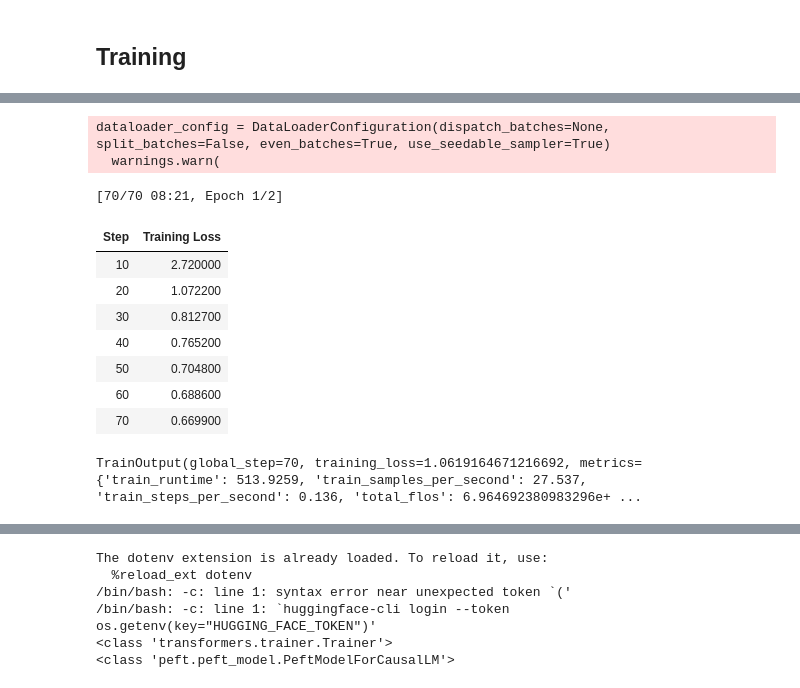
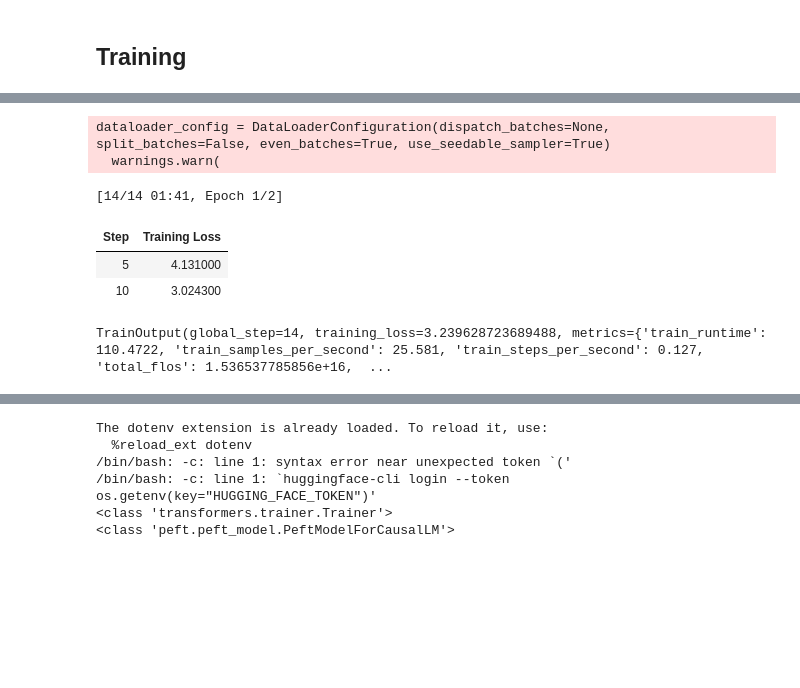
Before and after one commit to iliazlobin/transformers-labs, a Jupyter notebook: model-train/train-llama-coedit-sft.ipynb, the cells around one changed output, grey strips where cells are left out. Drawn from its saved outputs; the diff is of its cells as text; code cells hidden in the pictures; blank space fills up the shorter version.

```diff
--- a/model-train/train-llama-coedit-sft.ipynb
+++ b/model-train/train-llama-coedit-sft.ipynb
@@ -243,11 +250,16 @@ llama2_prompt = ["<s>[INST] <<SYS>>\nYou're a grammar assistant. You just rewrit
 # inputs = tokenizer(coedit_input_batch, padding=True, return_tensors="pt", return_attention_mask=False).to(device)
 inputs = tokenizer(llama2_prompt, padding=True, return_tensors="pt", return_attention_mask=False).to(device)
 # inputs = tokenizer(coedit_input, return_tensors="pt", return_attention_mask=False).to(device)
-outputs = model.generate(**inputs)
+print(inputs)
+
+# outputs = model.generate(**inputs)
+outputs = model.generate(inputs.input_ids)
+print(outputs)
+
 result = tokenizer.batch_decode(outputs, skip_special_tokens=True)[0]
 # print(result)
 
-trimmed_output = outputs[:, inputs.input_ids.shape[1] :]
-trimmed_result = tokenizer.batch_decode(trimmed_output, skip_special_tokens=True)
-print(f"trimmed_result: {trimmed_result}")
+final_result = outputs[:, inputs.input_ids.shape[1] :]
+final_result = tokenizer.batch_decode(final_result, skip_special_tokens=True)
+print(f"final_result: {final_result}")
 # %% [output]
@@ -282,8 +294,10 @@ all_dataset = load_dataset("grammarly/coedit", split="train+validation")
 
 # train_ratio = 0.01
 # test_ratio = 0.001
-train_ratio = 0.1
-test_ratio = 0.01
+# train_ratio = 0.1
+# test_ratio = 0.01
+train_ratio = 0.02
+test_ratio = 0.002
 # train_ratio = 0.9
 # test_ratio = 0.1
 
@@ -685,8 +737,7 @@ recommended/actual fraction: 0.67/0.95
 # %%
 from peft import LoraConfig, get_peft_model, prepare_model_for_kbit_training
 
-peft_model = model
-peft_model = prepare_model_for_kbit_training(peft_model, use_gradient_checkpointing=True)
+peft_model = prepare_model_for_kbit_training(model, use_gradient_checkpointing=True)
 # perf_model.gradient_checkpointing_enable()
 
 # param = peft_model.transformer.wte.weight
@@ -696,12 +747,12 @@ peft_model = prepare_model_for_kbit_training(peft_model, use_gradient_checkpoint
 # Currently, only the following modules are supported: `torch.nn.Linear`, `torch.nn.Embedding`, `torch.nn.Conv2d`, `transformers.pytorch_utils.Conv1D`
 peft_config = LoraConfig(
     # r=512,
-    r=128,
-    # r=64,
+    # r=128,
+    r=64,
     # r=8,
-    # lora_alpha=16,
     # lora_alpha=256,
-    lora_alpha=64,
+    # lora_alpha=64,
+    lora_alpha=16,
     lora_dropout=0.1,
     # lora_dropout=0.01,
     bias="none",
@@ -746,5 +797,6 @@ Total/trainable params: 6805524480/67108864
 # %%
-training_model = model
+# training_model = model
+training_model = peft_model
 # print(type(training_model))
 # print(training_model.config)
 # print(training_model.generation_config)
@@ -891,7 +943,7 @@ from transformers import TrainingArguments
 training_arguments = TrainingArguments(
     output_dir=train_path,
     learning_rate=2e-4,
-    weight_decay=0.01,
+    weight_decay=0.001,
     # warmup_ratio=0.05,
     # optim="paged_adamw_8bit",
     optim="paged_adamw_32bit",
@@ -905,7 +957,7 @@ training_arguments = TrainingArguments(
     num_train_epochs=epochs,
     # max_steps=max_steps,
     warmup_steps=1,
-    logging_steps=10,
+    logging_steps=5,
     # save_strategy="steps",
     # save_steps=5,
     # evaluation_strategy="steps",
@@ -913,40 +965,35 @@ training_arguments = TrainingArguments(
     # packing=False,
     group_by_length=True,
     lr_scheduler_type="constant",
     report_to="tensorboard",
     push_to_hub_model_id=training_model_name,
     push_to_hub_organization="iliazlobin",
     push_to_hub=False,
     gradient_checkpointing_kwargs={
         "use_reentrant": False
     },  # Should be false for Lora (https://github.com/kohya-ss/sd-scripts/issues/323#issuecomment-1485073421)
 )
 
 # Set supervised fine-tuning parameters
 trainer = SFTTrainer(
-    model=model,
+    model=training_model,
     train_dataset=dataset["train"],
     peft_config=peft_config,
     dataset_text_field="llama2_prompt",
     # max_seq_length=None,
     tokenizer=tokenizer,
     args=training_arguments,
     packing=False,
 )
 
 model.config.use_cache = False
 # trainer.train(resume_from_checkpoint=True)
 trainer.train()
 # %% [output]
 dataloader_config = DataLoaderConfiguration(dispatch_batches=None, split_batches=False, even_batches=True, use_seedable_sampler=True)
   warnings.warn(
-[70/70 08:21, Epoch 1/2]
+[14/14 01:41, Epoch 1/2]
 | Step | Training Loss |
-| 10 | 2.720000 |
-| 20 | 1.072200 |
-| 30 | 0.812700 |
-| 40 | 0.765200 |
-| 50 | 0.704800 |
-| 60 | 0.688600 |
-| 70 | 0.669900 |
+| 5 | 4.131000 |
+| 10 | 3.024300 |
-TrainOutput(global_step=70, training_loss=1.0619164671216692, metrics={'train_runtime': 513.9259, 'train_samples_per_second': 27.537, 'train_steps_per_second': 0.136, 'total_flos': 6.964692380983296e+ ...
+TrainOutput(global_step=14, training_loss=3.239628723689488, metrics={'train_runtime': 110.4722, 'train_samples_per_second': 25.581, 'train_steps_per_second': 0.127, 'total_flos': 1.536537785856e+16,  ...
```
Also changed, not shown: parts of 12 cells of this notebook, 8 other files.
